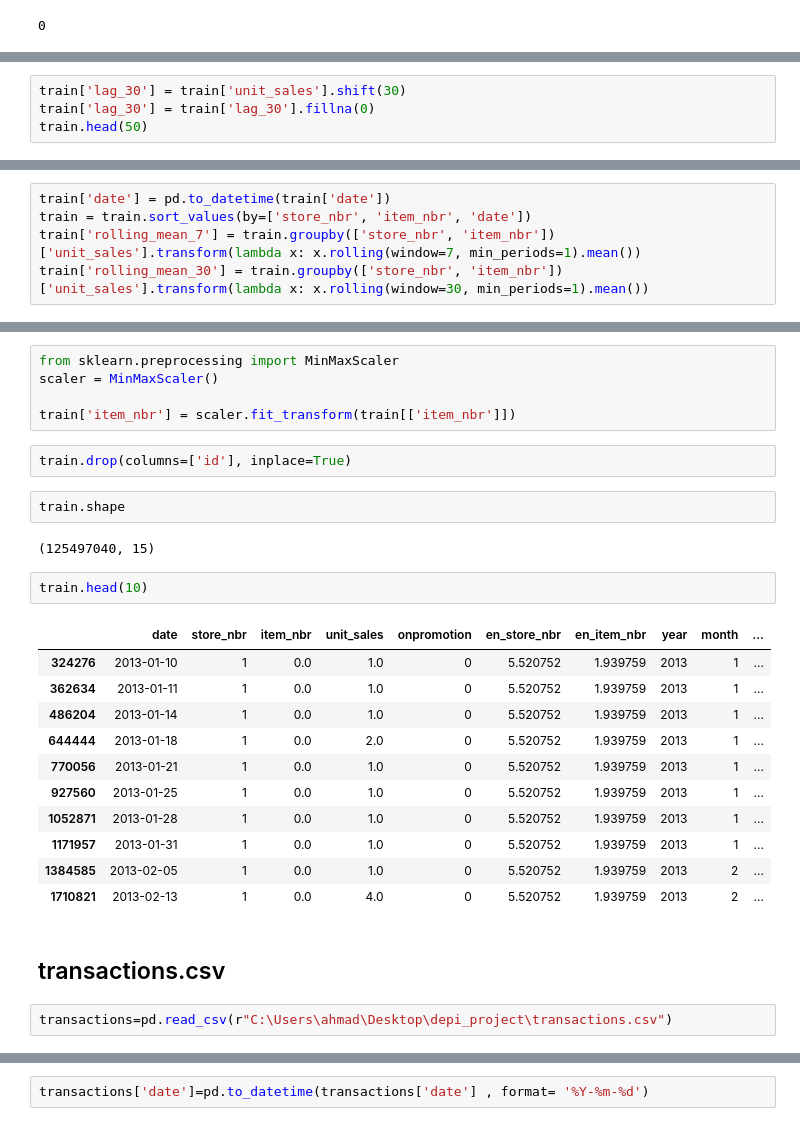
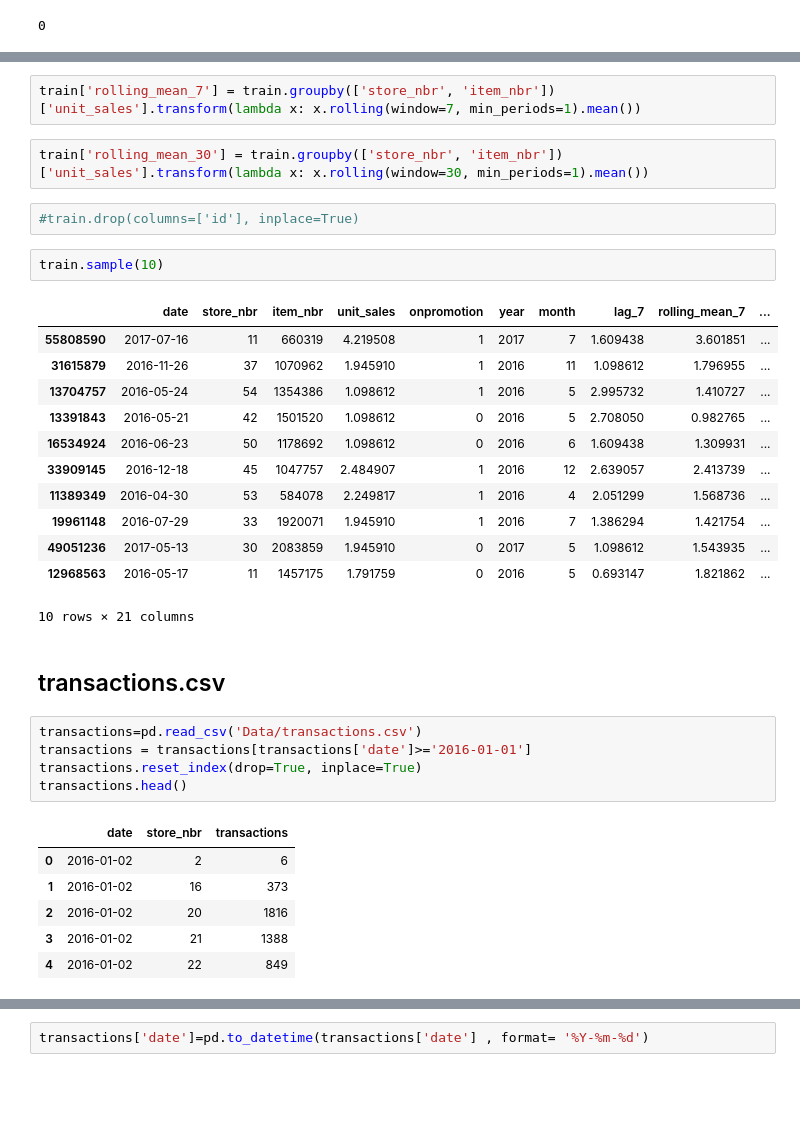
Before and after one commit to esraa-elmaghraby/Sales-Forecasting-and-Demand-Prediction-, a Jupyter notebook: adv-preprocessing.ipynb, the cells around one changed output, grey strips where cells are left out. Drawn from its saved outputs; the diff is of its cells as text; blank space fills up the shorter version.

```diff
--- a/adv-preprocessing.ipynb
+++ b/adv-preprocessing.ipynb
@@ -297,4 +305,0 @@ train.head(50)
-# %%
-train['lag_30'] = train['unit_sales'].shift(30)
-train['lag_30'] = train['lag_30'].fillna(0)
-train.head(50)
@@ -319,5 +305,0 @@ train.head(50)
-# %%
-train['date'] = pd.to_datetime(train['date'])
-train = train.sort_values(by=['store_nbr', 'item_nbr', 'date'])
-train['rolling_mean_7'] = train.groupby(['store_nbr', 'item_nbr'])['unit_sales'].transform(lambda x: x.rolling(window=7, min_periods=1).mean())
-train['rolling_mean_30'] = train.groupby(['store_nbr', 'item_nbr'])['unit_sales'].transform(lambda x: x.rolling(window=30, min_periods=1).mean())
@@ -326,29 +306,35 @@ train['is_weekend'] = train['is_weekend'].astype(int)
-# %%
-from sklearn.preprocessing import MinMaxScaler
-scaler = MinMaxScaler()
-
-train['item_nbr'] = scaler.fit_transform(train[['item_nbr']])
+# %%
+train['rolling_mean_7'] = train.groupby(['store_nbr', 'item_nbr'])['unit_sales'].transform(lambda x: x.rolling(window=7, min_periods=1).mean())
+# %%
+train['rolling_mean_30'] = train.groupby(['store_nbr', 'item_nbr'])['unit_sales'].transform(lambda x: x.rolling(window=30, min_periods=1).mean())
 # %%
-train.drop(columns=['id'], inplace=True)
+#train.drop(columns=['id'], inplace=True)
-# %%
-train.shape
-# %% [output]
-(125497040, 15)
 # %%
-train.head(10)
+train.sample(10)
 # %% [output]
-|  | date | store_nbr | item_nbr | unit_sales | onpromotion | en_store_nbr | en_item_nbr | year | month | ... |
-| 324276 | 2013-01-10 | 1 | 0.0 | 1.0 | 0 | 5.520752 | 1.939759 | 2013 | 1 | ... |
-| 362634 | 2013-01-11 | 1 | 0.0 | 1.0 | 0 | 5.520752 | 1.939759 | 2013 | 1 | ... |
-| 486204 | 2013-01-14 | 1 | 0.0 | 1.0 | 0 | 5.520752 | 1.939759 | 2013 | 1 | ... |
-| 644444 | 2013-01-18 | 1 | 0.0 | 2.0 | 0 | 5.520752 | 1.939759 | 2013 | 1 | ... |
-| 770056 | 2013-01-21 | 1 | 0.0 | 1.0 | 0 | 5.520752 | 1.939759 | 2013 | 1 | ... |
-| 927560 | 2013-01-25 | 1 | 0.0 | 1.0 | 0 | 5.520752 | 1.939759 | 2013 | 1 | ... |
-| 1052871 | 2013-01-28 | 1 | 0.0 | 1.0 | 0 | 5.520752 | 1.939759 | 2013 | 1 | ... |
-| 1171957 | 2013-01-31 | 1 | 0.0 | 1.0 | 0 | 5.520752 | 1.939759 | 2013 | 1 | ... |
-| 1384585 | 2013-02-05 | 1 | 0.0 | 1.0 | 0 | 5.520752 | 1.939759 | 2013 | 2 | ... |
-| 1710821 | 2013-02-13 | 1 | 0.0 | 4.0 | 0 | 5.520752 | 1.939759 | 2013 | 2 | ... |
+|  | date | store_nbr | item_nbr | unit_sales | onpromotion | year | month | lag_7 | rolling_mean_7 | ... |
+| 55808590 | 2017-07-16 | 11 | 660319 | 4.219508 | 1 | 2017 | 7 | 1.609438 | 3.601851 | ... |
+| 31615879 | 2016-11-26 | 37 | 1070962 | 1.945910 | 1 | 2016 | 11 | 1.098612 | 1.796955 | ... |
+| 13704757 | 2016-05-24 | 54 | 1354386 | 1.098612 | 1 | 2016 | 5 | 2.995732 | 1.410727 | ... |
+| 13391843 | 2016-05-21 | 42 | 1501520 | 1.098612 | 0 | 2016 | 5 | 2.708050 | 0.982765 | ... |
+| 16534924 | 2016-06-23 | 50 | 1178692 | 1.098612 | 0 | 2016 | 6 | 1.609438 | 1.309931 | ... |
+| 33909145 | 2016-12-18 | 45 | 1047757 | 2.484907 | 1 | 2016 | 12 | 2.639057 | 2.413739 | ... |
+| 11389349 | 2016-04-30 | 53 | 584078 | 2.249817 | 1 | 2016 | 4 | 2.051299 | 1.568736 | ... |
+| 19961148 | 2016-07-29 | 33 | 1920071 | 1.945910 | 1 | 2016 | 7 | 1.386294 | 1.421754 | ... |
+| 49051236 | 2017-05-13 | 30 | 2083859 | 1.945910 | 0 | 2017 | 5 | 1.098612 | 1.543935 | ... |
+| 12968563 | 2016-05-17 | 11 | 1457175 | 1.791759 | 0 | 2016 | 5 | 0.693147 | 1.821862 | ... |
+10 rows × 21 columns
 # %% [markdown]
 ## transactions.csv
 # %%
-transactions=pd.read_csv(r"C:\Users\ahmad\Desktop\depi_project\transactions.csv")
+transactions=pd.read_csv('Data/transactions.csv')
+transactions = transactions[transactions['date']>='2016-01-01']
+transactions.reset_index(drop=True, inplace=True)
+transactions.head()
+# %% [output]
+|  | date | store_nbr | transactions |
+| 0 | 2016-01-02 | 2 | 6 |
+| 1 | 2016-01-02 | 16 | 373 |
+| 2 | 2016-01-02 | 20 | 1816 |
+| 3 | 2016-01-02 | 21 | 1388 |
+| 4 | 2016-01-02 | 22 | 849 |
```
Also changed, not shown: parts of 124 cells of this notebook.
